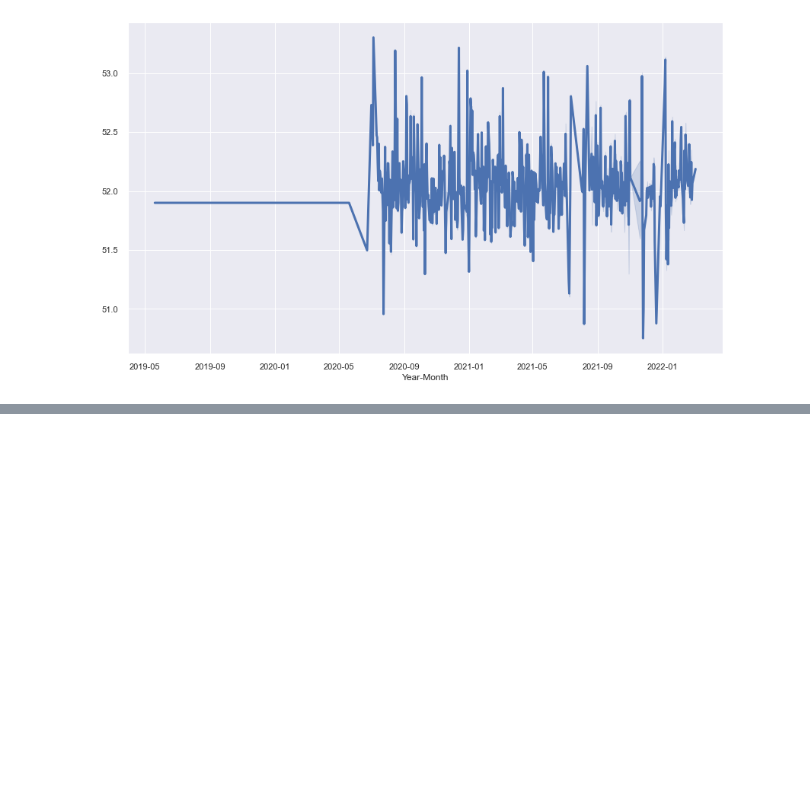
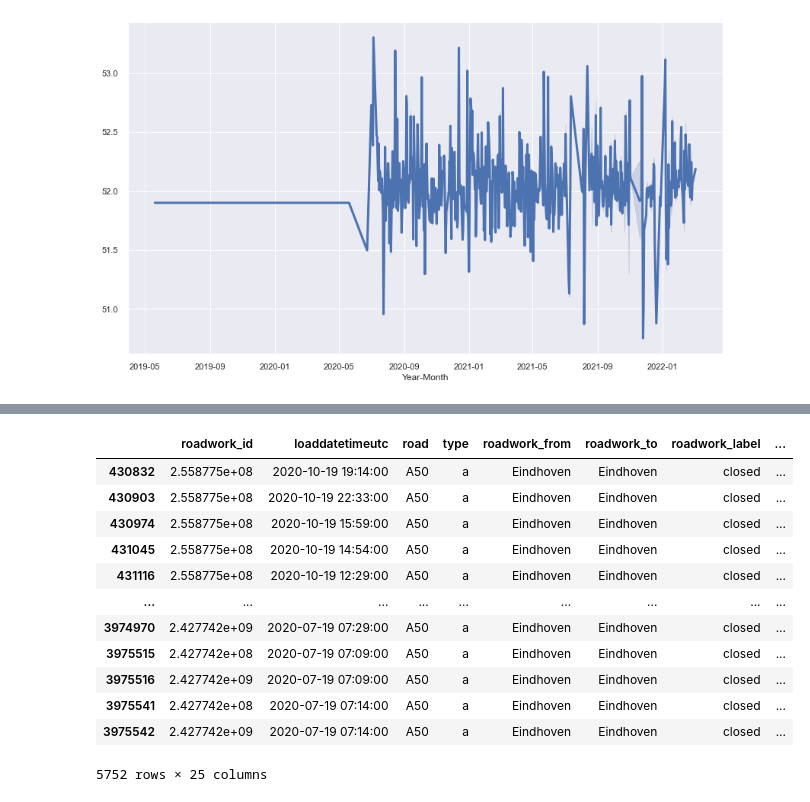
Before and after one commit to AviMegin/AI, a Jupyter notebook: Python/Parquet- project - explore ROADWORKS.ipynb, the cells around one changed output, grey strips where cells are left out. Saved outputs shown, nothing was run; the diff lists cells and outputs as text; code cells hidden in the pictures; blank space fills up the shorter version.

```diff
--- a/Python/Parquet- project - explore ROADWORKS.ipynb
+++ b/Python/Parquet- project - explore ROADWORKS.ipynb
@@ -158,0 +159,2 @@ df3
+# %%
+df4 = df3['roadwork_to'] == 'Eindhoven'
@@ -158,0 +176,18 @@ df3
+# %%
+df5 = df3[df4]
+# %%
+df5
+# %% [output]
+|  | roadwork_id | loaddatetimeutc | road | type | roadwork_from | roadwork_to | roadwork_label | ... |
+| 430832 | 2.558775e+08 | 2020-10-19 19:14:00 | A50 | a | Eindhoven | Eindhoven | closed | ... |
+| 430903 | 2.558775e+08 | 2020-10-19 22:33:00 | A50 | a | Eindhoven | Eindhoven | closed | ... |
+| 430974 | 2.558775e+08 | 2020-10-19 15:59:00 | A50 | a | Eindhoven | Eindhoven | closed | ... |
+| 431045 | 2.558775e+08 | 2020-10-19 14:54:00 | A50 | a | Eindhoven | Eindhoven | closed | ... |
+| 431116 | 2.558775e+08 | 2020-10-19 12:29:00 | A50 | a | Eindhoven | Eindhoven | closed | ... |
+| ... | ... | ... | ... | ... | ... | ... | ... | ... |
+| 3974970 | 2.427742e+09 | 2020-07-19 07:29:00 | A50 | a | Eindhoven | Eindhoven | closed | ... |
+| 3975515 | 2.427742e+08 | 2020-07-19 07:09:00 | A50 | a | Eindhoven | Eindhoven | closed | ... |
+| 3975516 | 2.427742e+09 | 2020-07-19 07:09:00 | A50 | a | Eindhoven | Eindhoven | closed | ... |
+| 3975541 | 2.427742e+08 | 2020-07-19 07:14:00 | A50 | a | Eindhoven | Eindhoven | closed | ... |
+| 3975542 | 2.427742e+09 | 2020-07-19 07:14:00 | A50 | a | Eindhoven | Eindhoven | closed | ... |
+5752 rows × 25 columns
```
Also changed, not shown: parts of 16 cells of this notebook.
